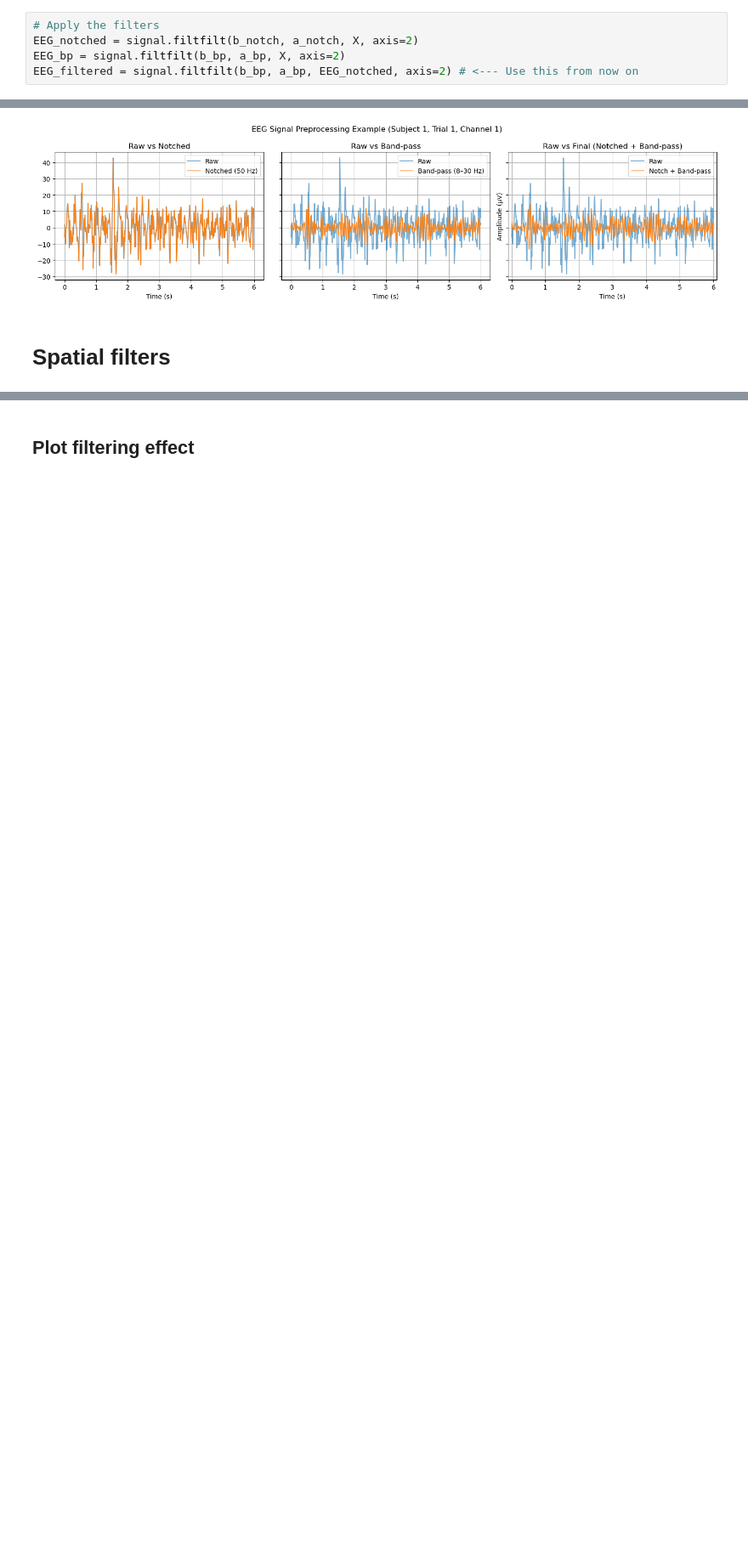
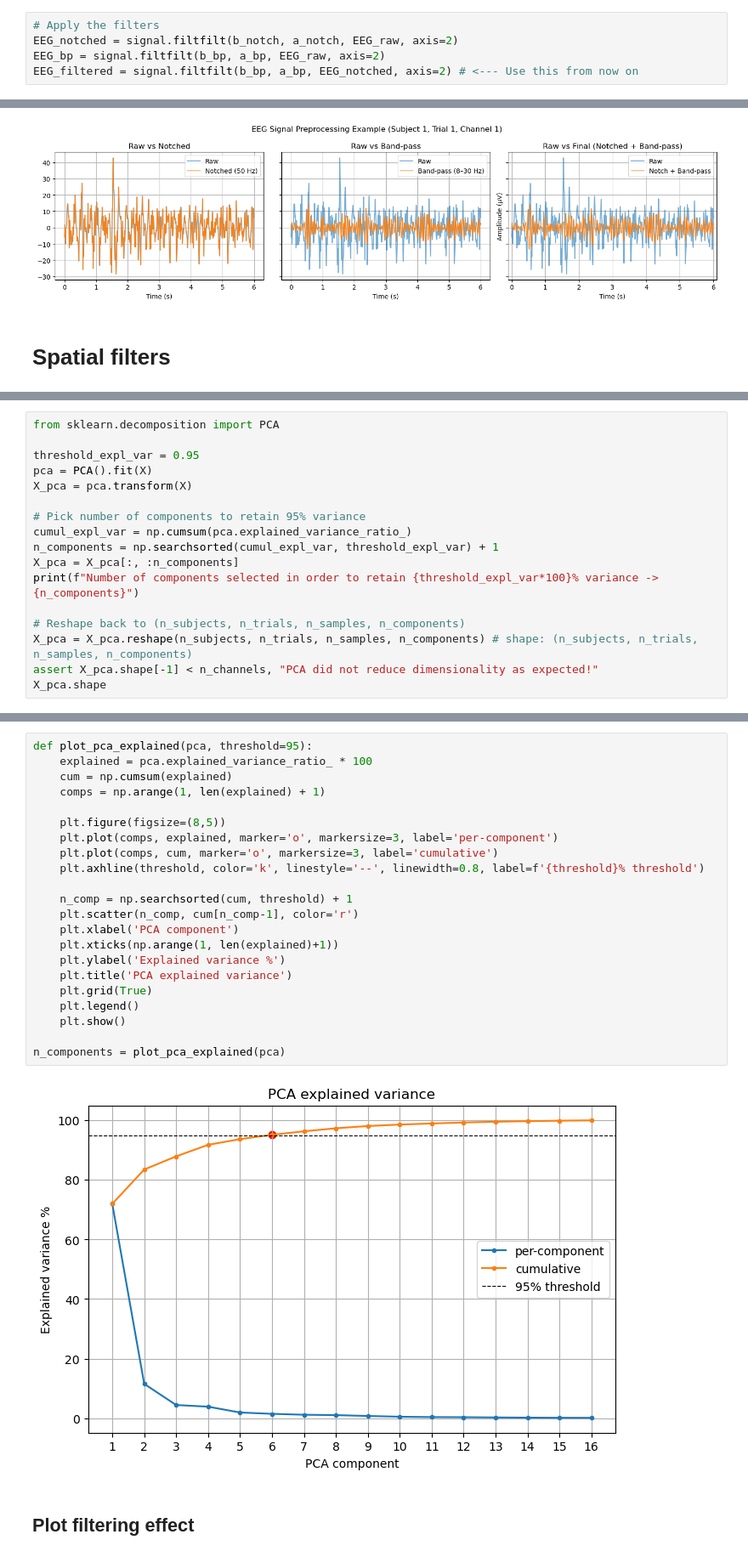
Before and after one commit to BalducciFrancesco/22053-Motor-Imagery-Miniproject, a Jupyter notebook: preprocessing.ipynb, the cells around one changed output, grey strips where cells are left out. Shown at 85% size. Drawn from its saved outputs; the diff is of its cells as text; blank space fills up the shorter version.

```diff
--- a/preprocessing.ipynb
+++ b/preprocessing.ipynb
@@ -79,8 +79,8 @@ b_bp, a_bp = signal.cheby2(
 )
 # %%
 # Apply the filters
-EEG_notched = signal.filtfilt(b_notch, a_notch, X, axis=2)
-EEG_bp = signal.filtfilt(b_bp, a_bp, X, axis=2)
+EEG_notched = signal.filtfilt(b_notch, a_notch, EEG_raw, axis=2)
+EEG_bp = signal.filtfilt(b_bp, a_bp, EEG_raw, axis=2)
 EEG_filtered = signal.filtfilt(b_bp, a_bp, EEG_notched, axis=2) # <--- Use this from now on
 # %% [markdown]
 ## Plot filtering effect
@@ -138,0 +152,17 @@ ValueError: Found array with dim 4. PCA expected <= 2.
+# %%
+from sklearn.decomposition import PCA
+
+threshold_expl_var = 0.95
+pca = PCA().fit(X)
+X_pca = pca.transform(X)
+
+# Pick number of components to retain 95% variance
+cumul_expl_var = np.cumsum(pca.explained_variance_ratio_)
+n_components = np.searchsorted(cumul_expl_var, threshold_expl_var) + 1
+X_pca = X_pca[:, :n_components]
+print(f"Number of components selected in order to retain {threshold_expl_var*100}% variance -> {n_components}")
+
+# Reshape back to (n_subjects, n_trials, n_samples, n_components)
+X_pca = X_pca.reshape(n_subjects, n_trials, n_samples, n_components) # shape: (n_subjects, n_trials, n_samples, n_components)
+assert X_pca.shape[-1] < n_channels, "PCA did not reduce dimensionality as expected!"
+X_pca.shape
@@ -139,2 +172,26 @@ ValueError: Found array with dim 4. PCA expected <= 2.
+# %%
+def plot_pca_explained(pca, threshold=95):
+    explained = pca.explained_variance_ratio_ * 100
+    cum = np.cumsum(explained)
+    comps = np.arange(1, len(explained) + 1)
+
+    plt.figure(figsize=(8,5))
+    plt.plot(comps, explained, marker='o', markersize=3, label='per-component')
+    plt.plot(comps, cum, marker='o', markersize=3, label='cumulative')
+    plt.axhline(threshold, color='k', linestyle='--', linewidth=0.8, label=f'{threshold}% threshold')
+
+    n_comp = np.searchsorted(cum, threshold) + 1
+    plt.scatter(n_comp, cum[n_comp-1], color='r')
+    plt.xlabel('PCA component')
+    plt.xticks(np.arange(1, len(explained)+1))
+    plt.ylabel('Explained variance %')
+    plt.title('PCA explained variance')
+    plt.grid(True)
+    plt.legend()
+    plt.show()
+
+n_components = plot_pca_explained(pca)
+# %% [output]
+[figure, added]
 # %% [markdown]
 ## Plot filtering effect
```
Also changed, not shown: parts of 7 cells of this notebook.
